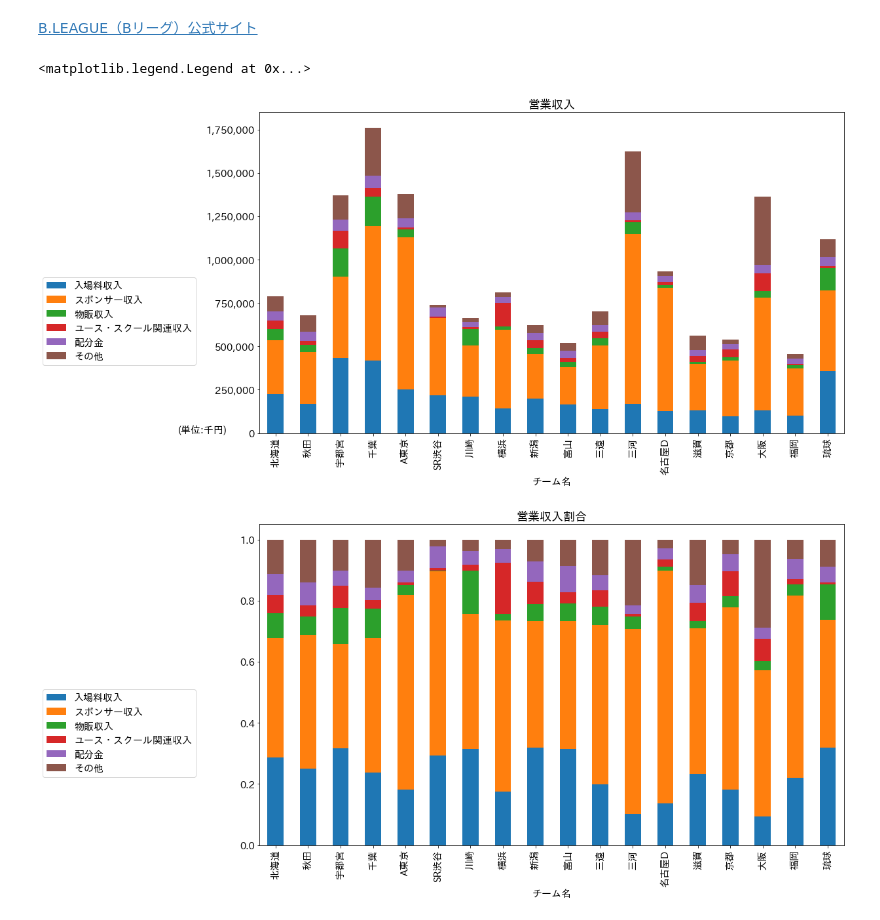
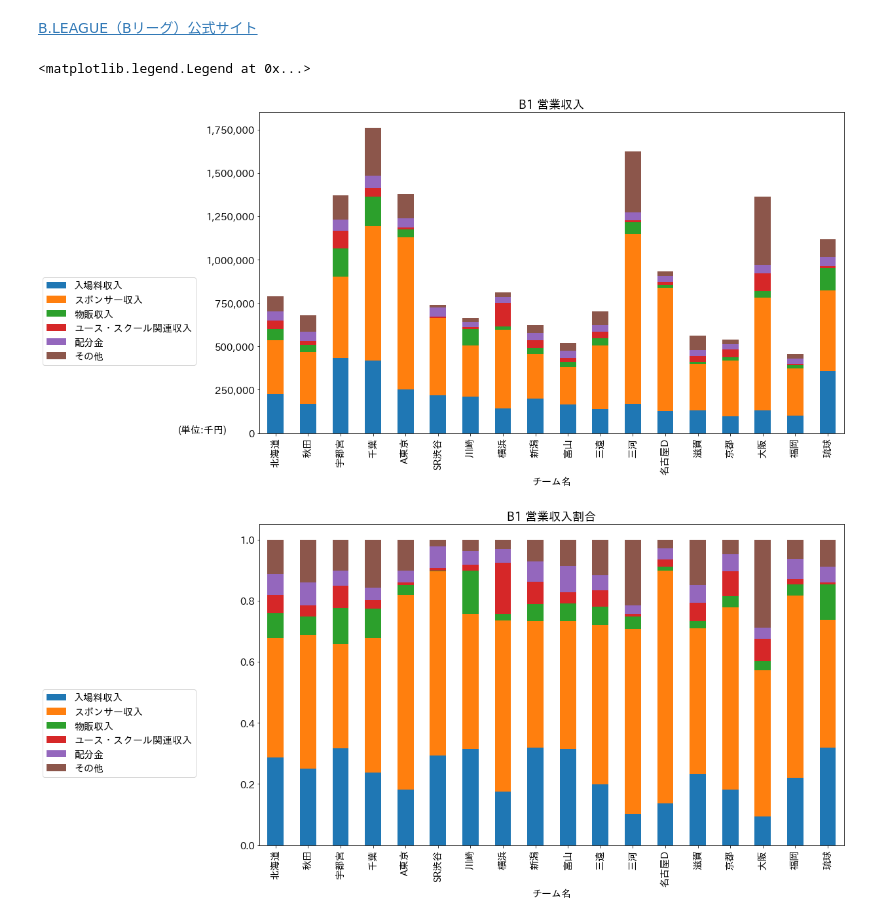
Before and after one commit to hikarut/Data-Science, a Jupyter notebook: notebooks/bleague/analysis.ipynb, the cells around one changed output. Saved outputs shown, nothing was run; the diff lists cells and outputs as text; code cells hidden in the pictures.

```diff
--- a/notebooks/bleague/analysis.ipynb
+++ b/notebooks/bleague/analysis.ipynb
@@ -153,21 +153,21 @@ b1_data_index_normalize = b1_data_index.div(b1_data_index.sum(1), axis=0)
 # %%
 import numpy as np
 import matplotlib.pyplot as plt
 import japanize_matplotlib
 
 # 積み上げで表示
 fig, ax = plt.subplots(figsize=(16, 9))
 ax.yaxis.set_major_formatter(plt.FuncFormatter(lambda x, loc: "{:,}".format(int(x))))
-b1_data_index.plot(title='営業収入', kind='bar', stacked=True, ax=ax).legend(bbox_to_anchor=(-0.1, 0.5), loc='upper right')
+b1_data_index.plot(title='B1 営業収入', kind='bar', stacked=True, ax=ax).legend(bbox_to_anchor=(-0.1, 0.5), loc='upper right')
 plt.text(-3, 1, '(単位:千円)')
 
 # 割合で表示
 fig, ax = plt.subplots(figsize=(16, 9))
-b1_data_index_normalize.plot(title='営業収入割合', kind='bar', stacked=True, ax=ax).legend(bbox_to_anchor=(-0.1, 0.5), loc='upper right')
+b1_data_index_normalize.plot(title='B1 営業収入割合', kind='bar', stacked=True, ax=ax).legend(bbox_to_anchor=(-0.1, 0.5), loc='upper right')
 # %% [output]
 <matplotlib.legend.Legend at 0x...>
-[figure, old version]
+[figure, new version]
-[figure, old version]
+[figure, new version]
 # %%
 import pandas as pd
 
```
Also changed, not shown: parts of 2 cells of this notebook.
